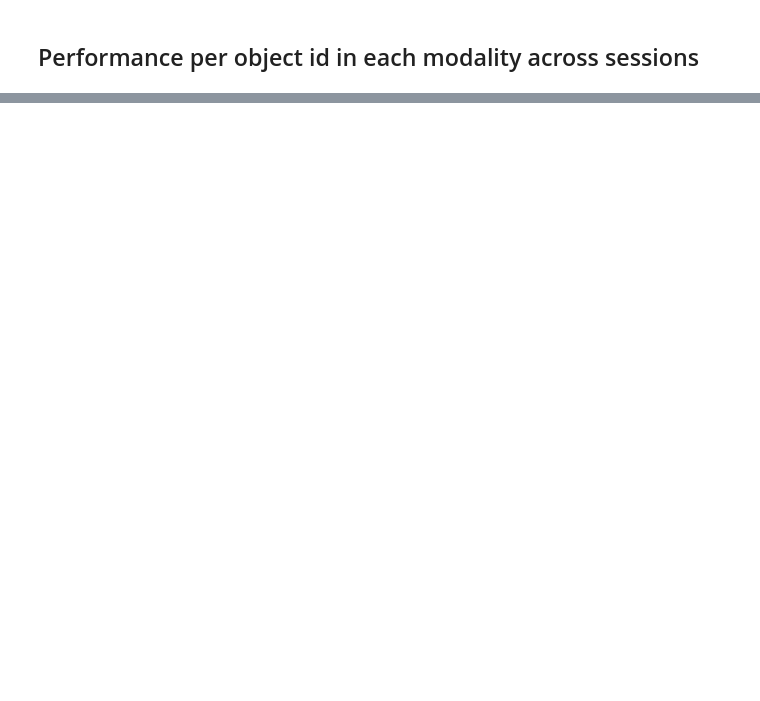
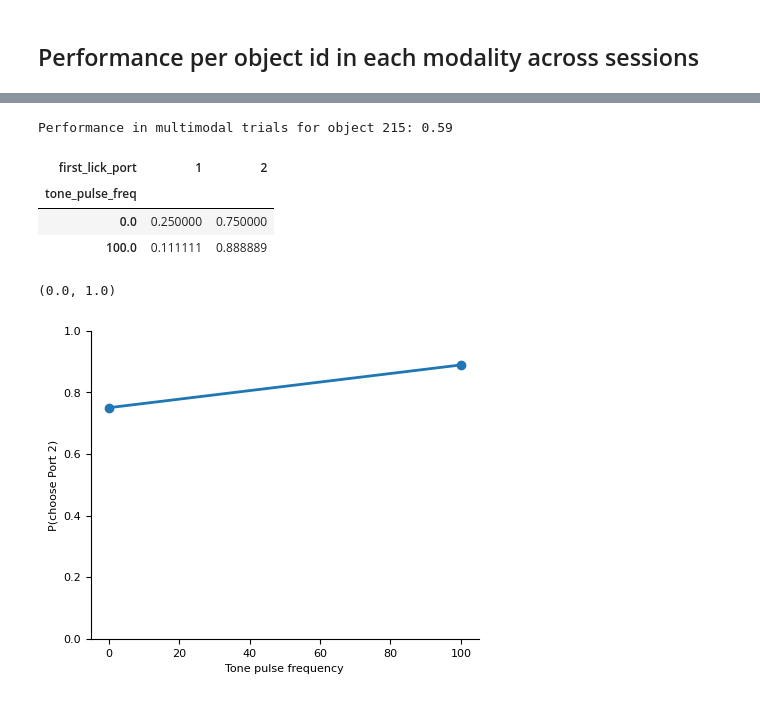
Before and after one commit to GratsakisA/multimodal_analysis, a Jupyter notebook: multimodal_analysis.ipynb, the cells around one changed output, grey strips where cells are left out. Saved outputs shown, nothing was run; the diff lists cells and outputs as text; code cells hidden in the pictures; blank space fills up the shorter version.

```diff
--- a/multimodal_analysis.ipynb
+++ b/multimodal_analysis.ipynb
@@ -214,0 +183,2 @@ Object 219:
+# %%
+key = {'animal_id': 299, "session":634}
@@ -214,0 +258,40 @@ Object 219:
+# %%
+multi215_perf = round(multi215_trials['followed_tone'].mean(), 2)
+print(f"Performance in multimodal trials for object 215: {multi215_perf}")
+# %% [output]
+Performance in multimodal trials for object 215: 0.59
+# %%
+pd.crosstab(
+    multi215_trials['tone_pulse_freq'],
+    multi215_trials['first_lick_port'],
+    normalize='index'
+)
+# %% [output]
+| first_lick_port | 1 | 2 |
+| tone_pulse_freq |  |  |
+| 0.0 | 0.250000 | 0.750000 |
+| 100.0 | 0.111111 | 0.888889 |
+# %%
+plot_df = (
+    multi215_trials
+    .assign(
+        choose_port2=lambda x: (x['first_lick_port'] == 2).astype(int)
+    )
+    .groupby('tone_pulse_freq')['choose_port2']
+    .mean()
+    .reset_index()
+)
+
+plt.figure(figsize=(5,4))
+plt.plot(
+    plot_df['tone_pulse_freq'],
+    plot_df['choose_port2'],
+    'o-',
+    lw=2
+)
+plt.xlabel('Tone pulse frequency')
+plt.ylabel('P(choose Port 2)')
+plt.ylim(0,1)
+# %% [output]
+(0.0, 1.0)
+[figure, added]
```
Also changed, not shown: parts of 13 cells of this notebook, 1 other file.
